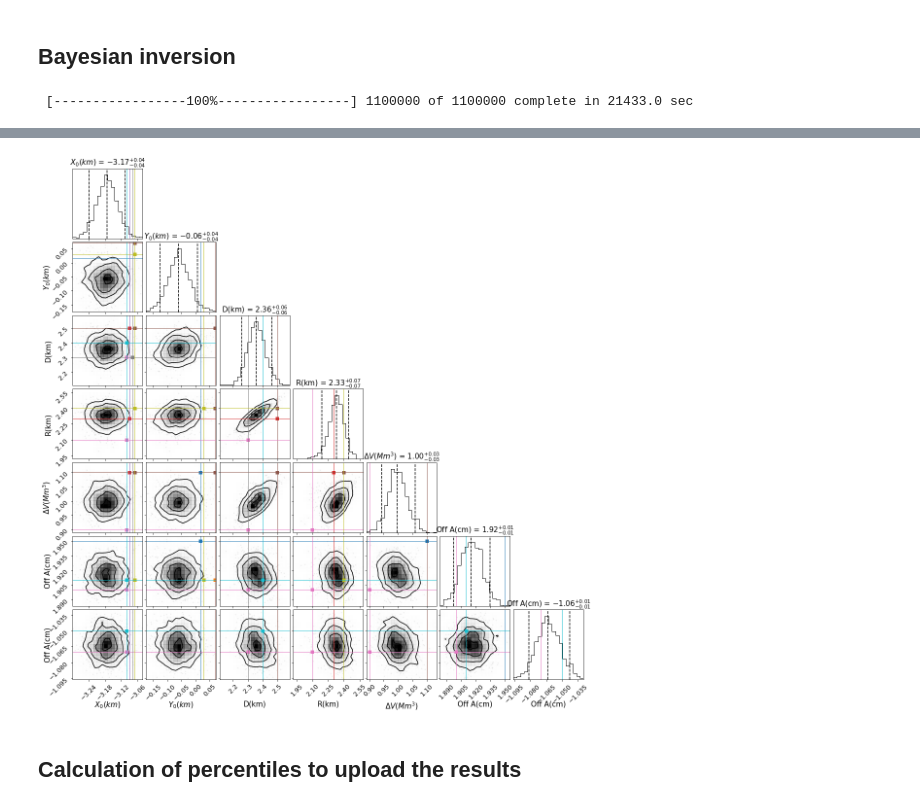
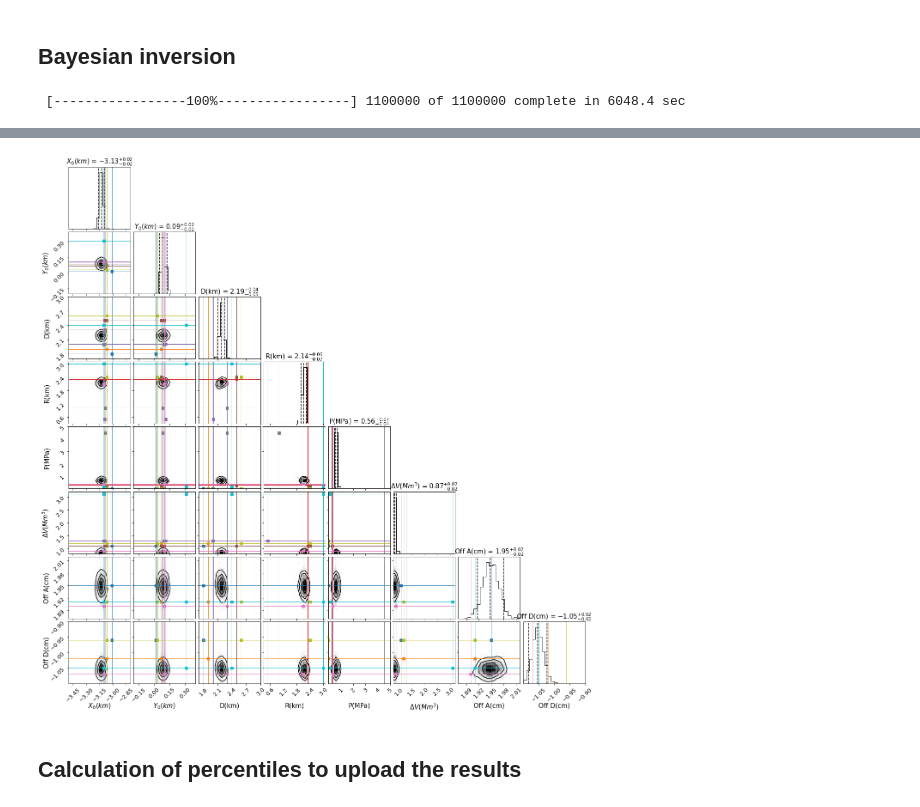
Before and after one commit to uafgeotools/vmod, a Jupyter notebook: dvd_insar_high_off.ipynb, the cells around one changed output, grey strips where cells are left out. Cells and saved outputs as stored; diff of their text form; code cells hidden in the pictures.

```diff
--- a/dvd_insar_high_off.ipynb
+++ b/dvd_insar_high_off.ipynb
@@ -54,10 +60,17 @@ plt.colorbar(label='LOS deformation (m)',orientation='horizontal')
 # %% [markdown]
 ## Reading downsampled data
 # %%
-xsa,ysa,azsa,lksa,losa,elosa,refa=util.read_insar_csv('examples/dvd/insar/asc_low.txt')
+import numpy as np
+
+xsa,ysa,azsa,lksa,losa,elosa,refa=util.read_insar_csv('examples/dvd/insar/asc_high.txt')
+xsd,ysd,azsd,lksd,losd,elosd,refd=util.read_insar_csv('examples/dvd/insar/des_high.txt')
 
 plt.figure()
 plt.scatter(xsa,ysa,c=losa)
 plt.colorbar(label='LOS deformation (m)',orientation='horizontal')
+
+plt.figure()
+plt.scatter(xsd,ysd,c=losd)
+plt.colorbar(label='LOS deformation (m)',orientation='horizontal')
 # %% [output]
 <matplotlib.colorbar.Colorbar at 0x...>
@@ -65,6 +78,0 @@ plt.colorbar(label='LOS deformation (m)',orientation='horizontal')
-# %%
-xsd,ysd,azsd,lksd,losd,elosd,refd=util.read_insar_csv('examples/dvd/insar/des_low.txt')
-
-plt.figure()
-plt.scatter(xsd,ysd,c=losd)
-plt.colorbar(label='LOS deformation (m)',orientation='horizontal')
@@ -175,7 +181,7 @@ plt.colorbar(orientation='horizontal')
 # %%
 trace,MDL=inv.mcmc('insar_high_off')
 # %% [output]
- [-----------------100%-----------------] 1100000 of 1100000 complete in 21433.0 sec
+ [-----------------100%-----------------] 1100000 of 1100000 complete in 6048.4 sec
 # %%
 %matplotlib inline
 data=[]
@@ -185,29 +191,41 @@ for i,tr in enumerate(trace):
     data.append(tr[:])
     labels.append(parnames[i])
 data=np.vstack(data)
+newdata=np.zeros((data.shape[0]+1,data.shape[1]))
+newdata[:,:]=np.nan
+newdata[0:4,:]=np.copy(data[0:4,:])
+newdata[4,:]=np.copy(data[4,:]*2e10/(np.pi*data[3,:]**3))
+newdata[5::,:]=np.copy(data[4::,:])
+
+data=np.copy(newdata)
 data[0,:]=data[0,:]/1e3
 data[1,:]=data[1,:]/1e3
 data[2,:]=data[2,:]/1e3
 data[3,:]=data[3,:]/1e3
 data[4,:]=data[4,:]/1e6
-data[5,:]=data[5,:]*1e2
+data[5,:]=data[5,:]/1e6
 data[6,:]=data[6,:]*1e2
-labels=[r'$X_{0} (km)$',r'$Y_{0} (km)$','D(km)','R(km)','$\Delta{V} (Mm^{3})$','Off A(cm)','Off A(cm)']
-trus1=[-3.01,0.017,1.8,0,1.1,1.95,-0.96]
-trus2=[-3.07,0.07,1.9,0,1.2,1.91,-1.02]
-trus3=[-3.1,0.1,2.0,0,1.3,0,0]
-trus4=[-3.09,0.1,2.5,2.3,1.1,0,0]
-trus5=[-3.09,0.11,2.01,0.5,1.3,0,0]
-trus6=[-3.07,0.07,2.5,2.4,1.1,0,0]
-trus7=[-3.1,0.1,2.3,2.1,0.9,1.9,-1.07]
-trus8=[-3.08,0.08,2.3,1.0,0,0,0]
-trus9=[-3.07,0.03,2.6,2.4,1.2,1.91,-0.96]
-trus10=[-3.1,0.31,2.4,3.0,3.1,1.91,-1.05]
+data[7,:]=data[7,:]*1e2
+
+labels=[r'$X_{0} (km)$',r'$Y_{0} (km)$','D(km)','R(km)','P(MPa)','$\Delta{V} (Mm^{3})$','Off A(cm)','Off D(cm)']
+trus1=[-3.01,0.017,1.80,0,0,1.1,1.95,-0.96]
+trus2=[-3.07,0.07,1.90,0.0,0,1.2,1.91,-1.02]
+trus3=[-3.10,0.10,2.00,0.0,0,1.3,0,0]
+trus4=[-3.09,0.10,2.50,2.3,0.3,1.1,0,0]
+trus5=[-3.09,0.11,2.01,0.5,30,1.3,0,0]
+trus6=[-3.07,0.07,2.50,2.4,0.27,1.1,0,0]
+trus7=[-3.10,0.10,2.30,2.1,0.35,0.9,1.9,-1.07]
+trus8=[-3.08,0.08,2.30,1.0,4.5,0.0,0,0]
+trus9=[-3.07,0.03,2.60,2.4,0,1.2,1.91,-0.96]
+trus10=[-3.1,0.31,2.40,3.0,0.1,3.1,1.91,-1.05]
 
 trus=[trus1,trus2,trus3,trus4,trus5,trus6,trus7,trus8,trus9,trus10]
+
+ranges=[(-3.5,-2.8),(-0.2,0.4),(1.7,3.0),(0.3,3.1),(0,5),(0.8,3.2),(1.87,2.02),(-1.1,-0.9)]
+
 plt.rcParams.update({'font.size': 13})
 figure = corner.corner(data.T, labels=labels,
-                       quantiles=[0.05, 0.5, 0.95],smooth=0.7,
+                       quantiles=[0.05, 0.5, 0.95],smooth=0.7,range=ranges,
                        show_titles=True, label_kwargs={"fontsize": 15}, title_kwargs={"fontsize": 15})
 for i,tru in enumerate(trus):
     corner.overplot_lines(figure, tru, color="C"+str(i),linewidth=1)
@@ -217,4 +241,4 @@ plt.savefig('histograms')
-[figure, old version]
+[figure, new version]
 # %% [markdown]
 ## Calculation of percentiles to upload the results
 # %%
```
Also changed, not shown: parts of 9 cells of this notebook, 2 other files.
